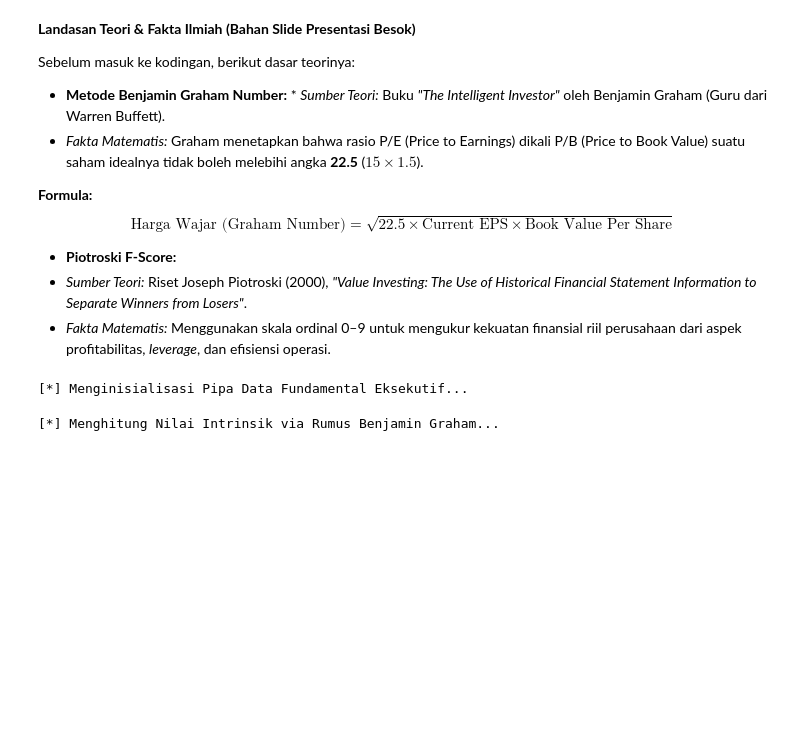
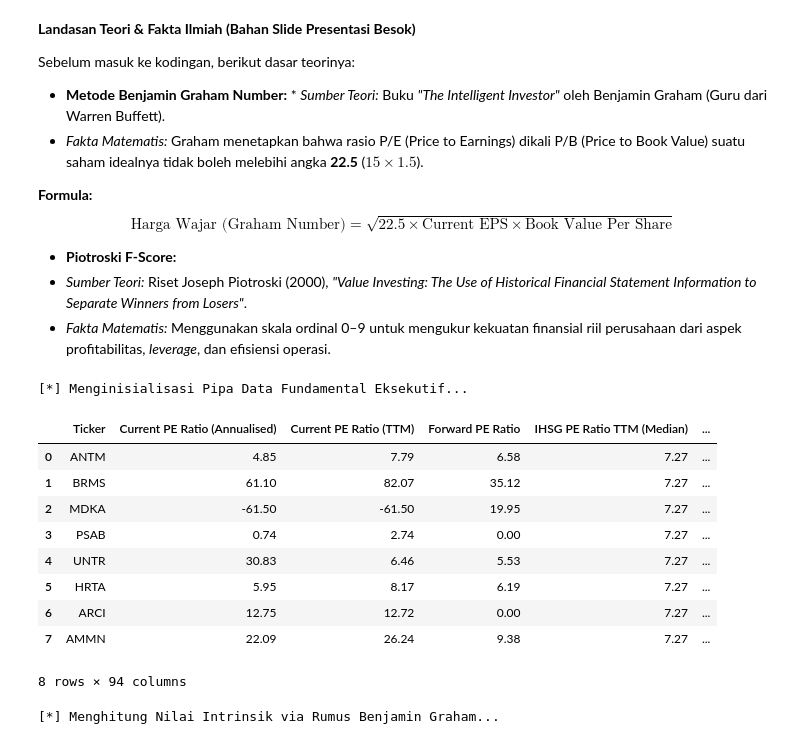
Before and after one commit to shafwanfaiq29/RekomendasiSahamV2, a Jupyter notebook: utils/perhitungan_hargawajarsaham.ipynb, the cells around one changed output. Cells and saved outputs as stored; diff of their text form; code cells hidden in the pictures; blank space fills up the shorter version.

```diff
--- a/utils/perhitungan_hargawajarsaham.ipynb
+++ b/utils/perhitungan_hargawajarsaham.ipynb
@@ -34,6 +43,19 @@ target_emiten = ['ANTM', 'BRMS', 'MDKA', 'PSAB', 'HRTA']
 df_gold = df_stats[df_stats['Ticker'].isin(target_emiten)].copy()
 # %% [output]
 [*] Menginisialisasi Pipa Data Fundamental Eksekutif...
+# %%
+df_gold
+# %% [output]
+|  | Ticker | Current PE Ratio (Annualised) | Current PE Ratio (TTM) | Forward PE Ratio | IHSG PE Ratio TTM (Median) | ... |
+| 0 | ANTM | 4.85 | 7.79 | 6.58 | 7.27 | ... |
+| 1 | BRMS | 61.10 | 82.07 | 35.12 | 7.27 | ... |
+| 2 | MDKA | -61.50 | -61.50 | 19.95 | 7.27 | ... |
+| 3 | PSAB | 0.74 | 2.74 | 0.00 | 7.27 | ... |
+| 4 | UNTR | 30.83 | 6.46 | 5.53 | 7.27 | ... |
+| 5 | HRTA | 5.95 | 8.17 | 6.19 | 7.27 | ... |
+| 6 | ARCI | 12.75 | 12.72 | 0.00 | 7.27 | ... |
+| 7 | AMMN | 22.09 | 26.24 | 9.38 | 7.27 | ... |
+8 rows × 94 columns
 # %%
 print("[*] Menghitung Nilai Intrinsik via Rumus Benjamin Graham...")
 
```
Also changed, not shown: parts of 4 cells of this notebook, 52 other files.
